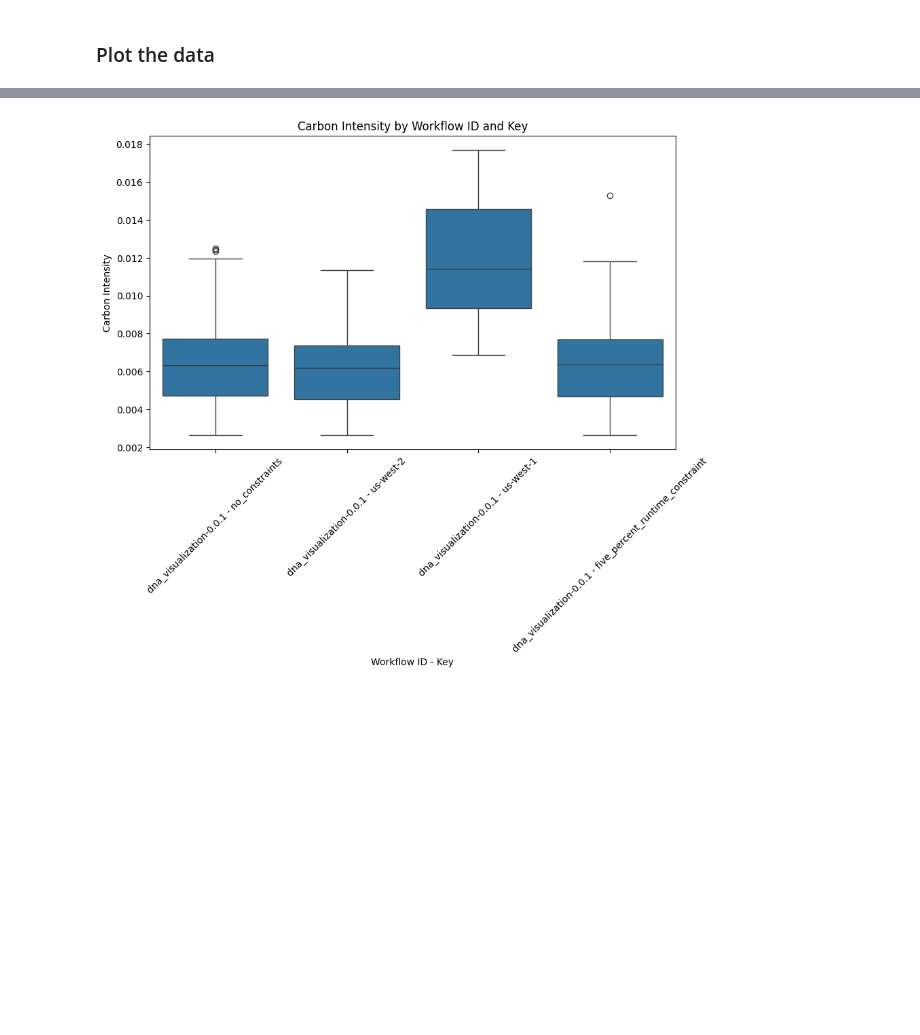
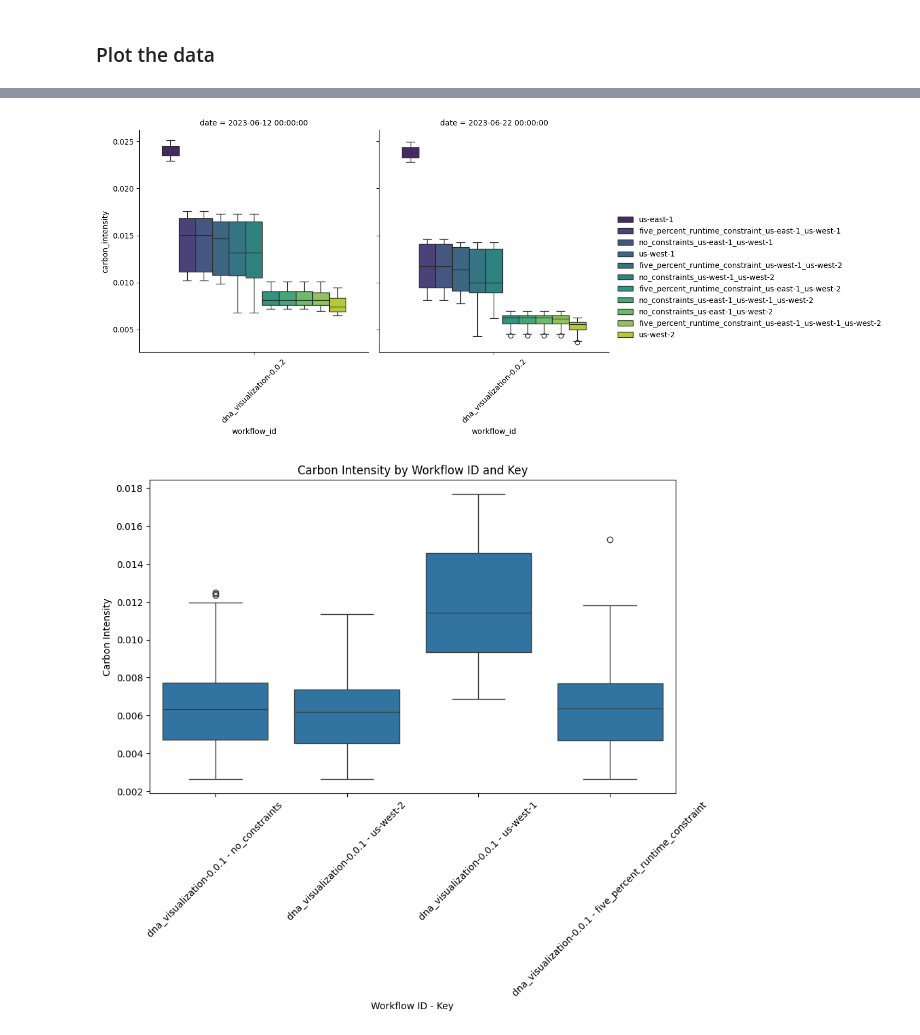
Before and after one commit to ubc-cirrus-lab/caribou, a Jupyter notebook: benchmarks/experiments/carbon_intensity_configs/experiment.ipynb, the cells around one changed output, grey strips where cells are left out. Cells and saved outputs as stored; diff of their text form; code cells hidden in the pictures; blank space fills up the shorter version.

```diff
--- a/benchmarks/experiments/carbon_intensity_configs/experiment.ipynb
+++ b/benchmarks/experiments/carbon_intensity_configs/experiment.ipynb
@@ -854,3 +991,54 @@ dna_visualization-0.0.1 five_percent_runtime_constraint 12                0.0068
+# %%
+import seaborn as sns
+import matplotlib.pyplot as plt
+import pandas as pd
+import json
+import os
+from datetime import datetime
+
+# Create an empty DataFrame to store all data
+all_data = pd.DataFrame()
+
+for workflow_id in benchmarks:
+    with open(f'./data/deployment_results/{workflow_id}/result_data_points.json', 'r') as f:
+        result_data_points = json.load(f)
+
+    # Append the data for each key to the DataFrame
+    for key, data in result_data_points.items():
+        df = pd.DataFrame({
+            "workflow_id": [workflow_id] * len(data),
+            "key": [key] * len(data),
+            "carbon_intensity": [entry["carbon_intensity"] for entry in data],
+            "date": [datetime.strptime(entry["date"], "%Y-%m-%d:%H").strftime("%Y-%m-%d") for entry in data]
+        })
+
+        all_data = pd.concat([all_data, df], ignore_index=True)
+
+# Convert 'date' to datetime to ensure it's in the correct format
+all_data['date'] = pd.to_datetime(all_data['date'])
+
+# Filter for the 12.06 and 22.06
+all_data = all_data[(all_data['date'].dt.date == datetime(2023, 6, 12).date()) | (all_data['date'].dt.date == datetime(2023, 6, 22).date())]
+
+# Now, create a FacetGrid to plot a separate boxplot for each day
+g = sns.FacetGrid(all_data, col="date", col_wrap=2, height=5, sharey=True)
+key_order = all_data.groupby("key")["carbon_intensity"].median().sort_values(ascending=False).index
+g.map(sns.boxplot, "workflow_id", "carbon_intensity", "key", palette="viridis", hue_order=key_order)
+
+# Additional customization for readability
+g.set_xticklabels(rotation=45)
+g.add_legend()
+
+# Saving the plot
+os.makedirs("./data/plots", exist_ok=True)
+included_regions_str = "_".join(locations.keys())
+included_benchmarks_str = "_".join(benchmarks)
+result_file_name = f"./data/plots/daily_comparative_plot_{start_date.strftime('%Y-%m-%d')}_{end_date.strftime('%Y-%m-%d')}_{included_regions_str}_{included_benchmarks_str}.png"
+plt.savefig(result_file_name, dpi=300)
+
+plt.show()
+# %% [output]
+[figure, added]
 # %%
 import seaborn as sns
 import matplotlib.pyplot as plt
```
Also changed, not shown: parts of 13 cells of this notebook, 4 other files.
